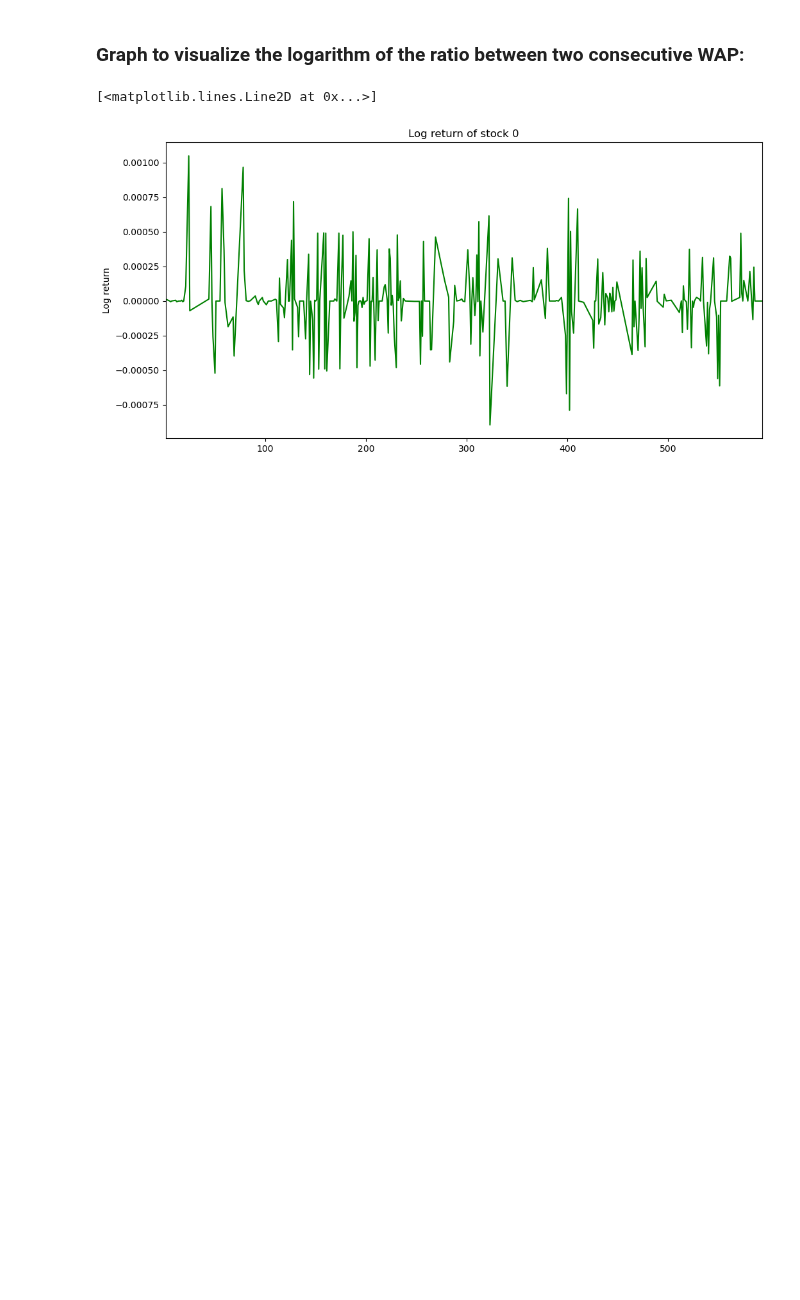
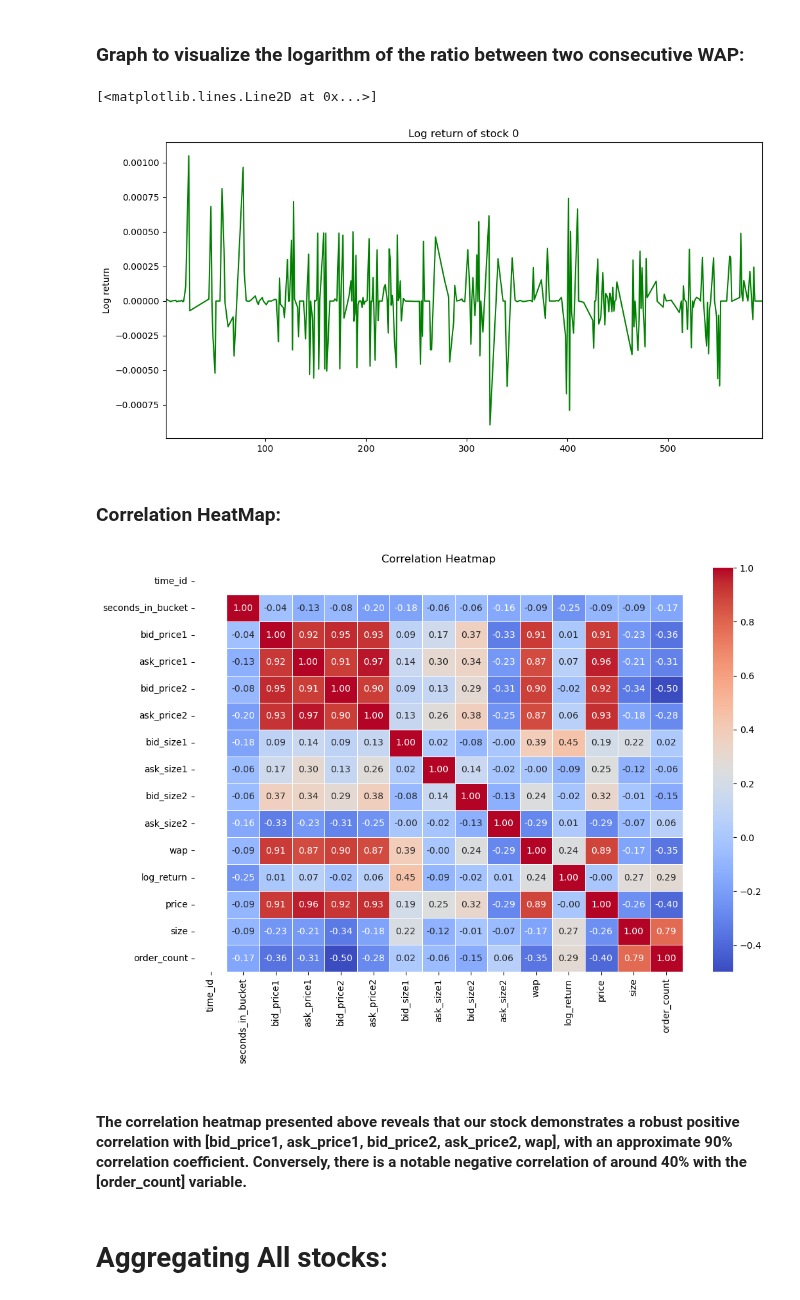
Before and after one commit to JosePeeterson/Optiver-Realized-Volatility-Prediction, a Jupyter notebook: src/Exploratory_Data_Analysis/Volatility Prediction.ipynb, the cells around one changed output. Saved outputs shown, nothing was run; the diff lists cells and outputs as text; code cells hidden in the pictures; blank space fills up the shorter version.

```diff
--- a/src/Exploratory_Data_Analysis/Volatility Prediction.ipynb
+++ b/src/Exploratory_Data_Analysis/Volatility Prediction.ipynb
@@ -220,3 +279,20 @@ ax1.plot(book_stock0_timeid5.seconds_in_bucket, book_stock0_timeid5.log_return,
 # %% [output]
 [<matplotlib.lines.Line2D at 0x...>]
 [figure]
+# %% [markdown]
+### Correlation HeatMap:
+# %%
+merged_df = pd.merge(book_stock0_timeid5, trade_stock0_timeid5, on=['time_id', 'seconds_in_bucket'])
+# %%
+correlation_matrix = merged_df.corr()
+# %%
+plt.figure(figsize=(12, 8))
+sns.heatmap(correlation_matrix, annot=True, cmap='coolwarm', fmt='.2f', linewidths=.5)
+plt.title('Correlation Heatmap')
+plt.show()
+# %% [output]
+[figure, added]
+# %% [markdown]
+#### The correlation heatmap presented above reveals that our stock demonstrates a robust positive correlation with [bid_price1, ask_price1, bid_price2, ask_price2, wap], with an approximate 90% correlation coefficient. Conversely, there is a notable negative correlation of around 40% with the [order_count] variable.
+# %% [markdown]
+# Aggregating All stocks:
```
Also changed, not shown: parts of 12 cells of this notebook.
